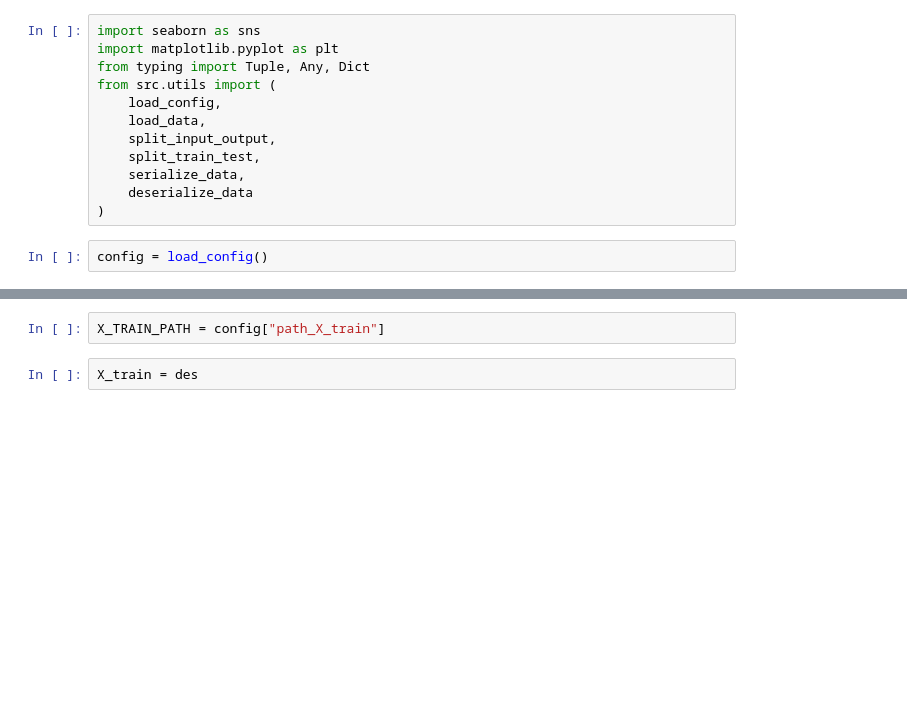
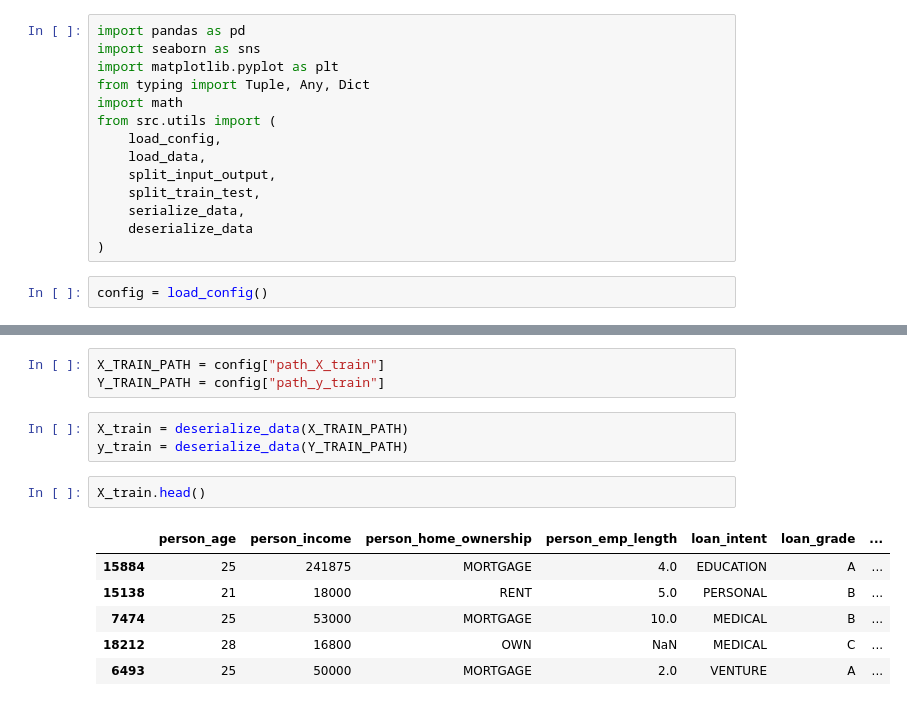
Before and after one commit to alhmdii/credit_risk_mentoring, a Jupyter notebook: eda.ipynb, the cells around one changed output, grey strips where cells are left out. Saved outputs shown, nothing was run; the diff lists cells and outputs as text; blank space fills up the shorter version.

```diff
--- a/eda.ipynb
+++ b/eda.ipynb
@@ -1,7 +1,9 @@
 # %%
+import pandas as pd
 import seaborn as sns
 import matplotlib.pyplot as plt
 from typing import Tuple, Any, Dict
+import math
 from src.utils import (
     load_config,
     load_data,
@@ -37,5 +39,16 @@ config
  'path_y_test': '/home/amadeo/Pacmann/MLProcess/Mentoring/AMADEO_MLPROCESS/data/interim/y_test.pkl'}
 # %%
 X_TRAIN_PATH = config["path_X_train"]
+Y_TRAIN_PATH = config["path_y_train"]
 # %%
-X_train = des
+X_train = deserialize_data(X_TRAIN_PATH)
+y_train = deserialize_data(Y_TRAIN_PATH)
+# %%
+X_train.head()
+# %% [output]
+|  | person_age | person_income | person_home_ownership | person_emp_length | loan_intent | loan_grade | ... |
+| 15884 | 25 | 241875 | MORTGAGE | 4.0 | EDUCATION | A | ... |
+| 15138 | 21 | 18000 | RENT | 5.0 | PERSONAL | B | ... |
+| 7474 | 25 | 53000 | MORTGAGE | 10.0 | MEDICAL | B | ... |
+| 18212 | 28 | 16800 | OWN | NaN | MEDICAL | C | ... |
+| 6493 | 25 | 50000 | MORTGAGE | 2.0 | VENTURE | A | ... |
```
Also changed, not shown: parts of 16 cells of this notebook.
